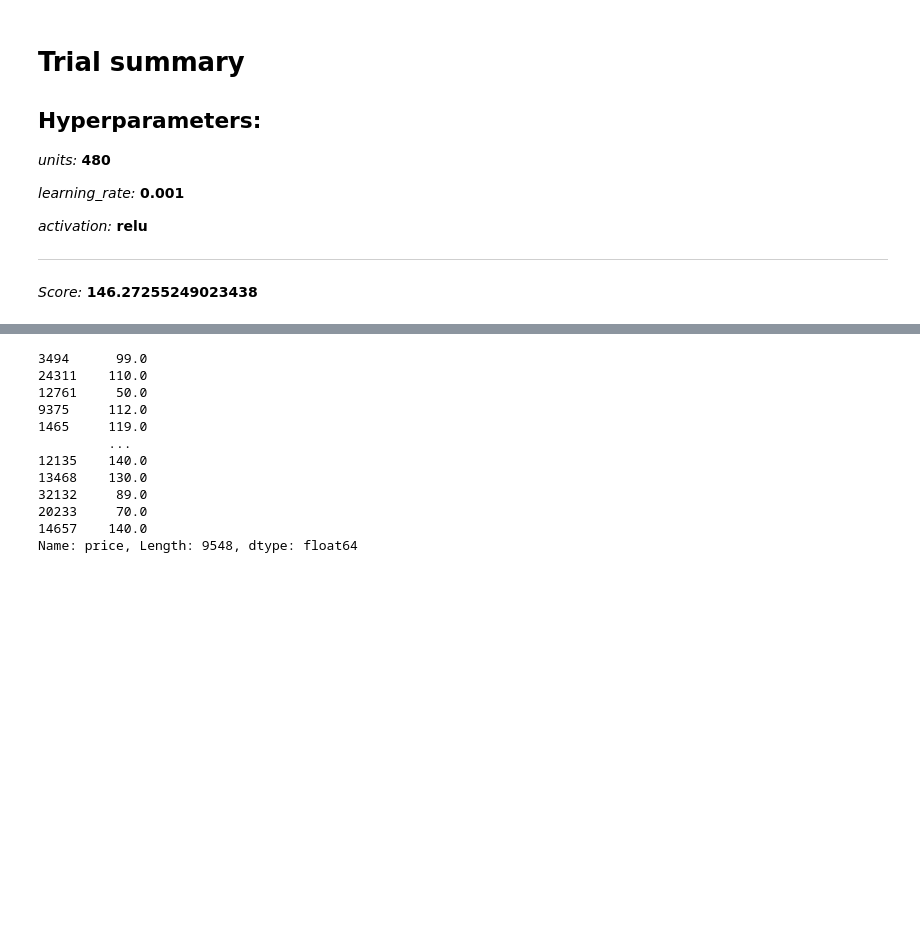
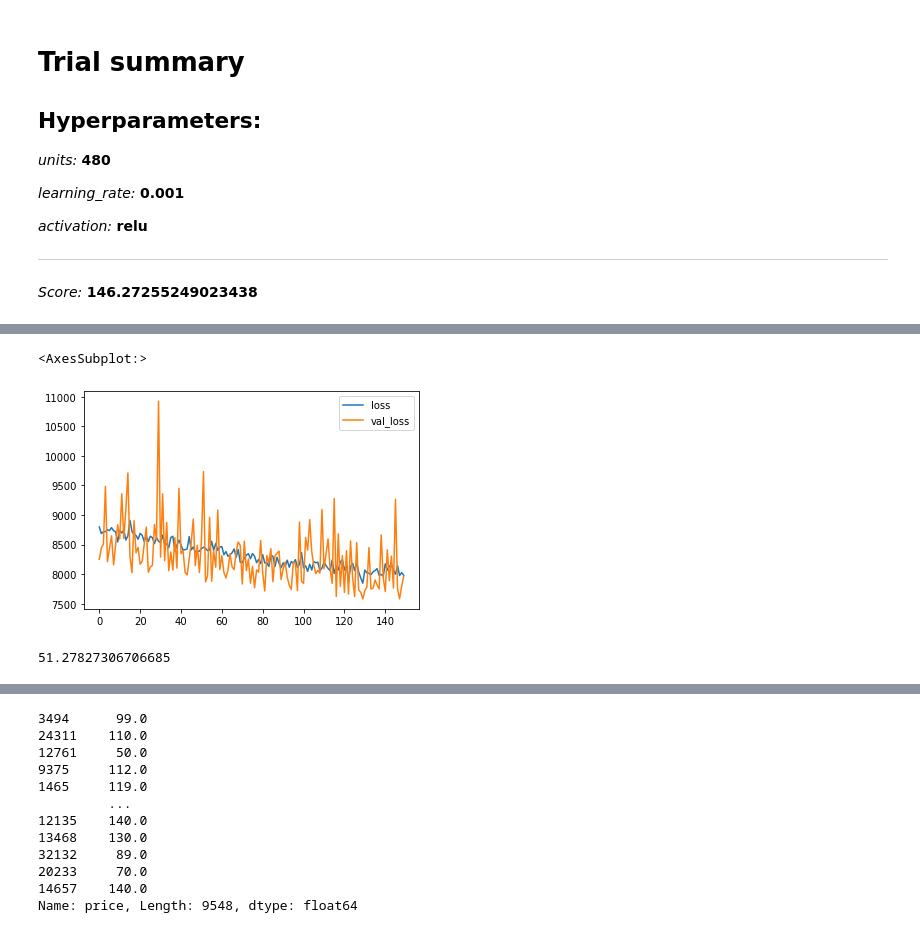
Before and after one commit to ft-airbnb-price-01/backend-model, a Jupyter notebook: FCFF NN Model Notebook.ipynb, the cells around one changed output, grey strips where cells are left out. Saved outputs shown, nothing was run; the diff lists cells and outputs as text; code cells hidden in the pictures; blank space fills up the shorter version.

```diff
--- a/FCFF NN Model Notebook.ipynb
+++ b/FCFF NN Model Notebook.ipynb
@@ -147,7 +149,7 @@ Baseline MAE: 79.97292301694209
 ## Building Our Model
 # %%
 # get dim of image row vectors and save to imput_dim
-imput_dim = X.shape[1]
+imput_dim = X_train.shape[1]
 # %%
 def build_regression_model(hp):
 
@@ -244,0 +310,10 @@ Score: 146.27255249023438
+# %%
+## Model created from inspiration from another classmate
+
+history = model.fit(X_train,
+                    y_train.values,
+                    validation_data=(X_val,y_val.values),
+                    batch_size=128,
+                    epochs=150)
+
+model.save('leaky_relu_model')
@@ -244,0 +338,6 @@ Score: 146.27255249023438
+# %%
+losses = pd.DataFrame(model.history.history)
+losses.plot()
+# %% [output]
+<AxesSubplot:>
+[figure, added]
@@ -244,0 +347,5 @@ Score: 146.27255249023438
+# %%
+# Our Mean Absolute Error
+mean_absolute_error(y_test, predictions)
+# %% [output]
+51.27827306706685
```
Also changed, not shown: parts of 15 cells of this notebook, 4 other files.
